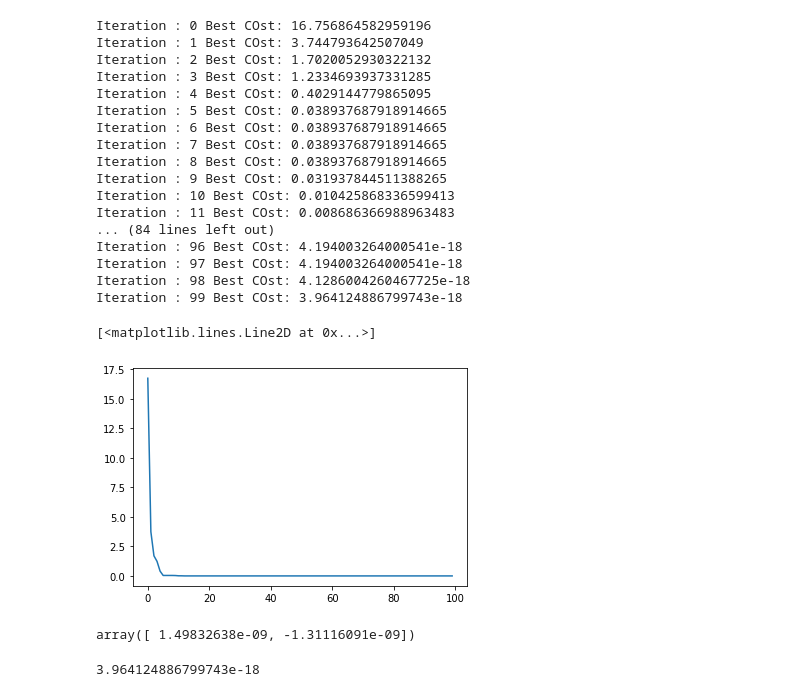
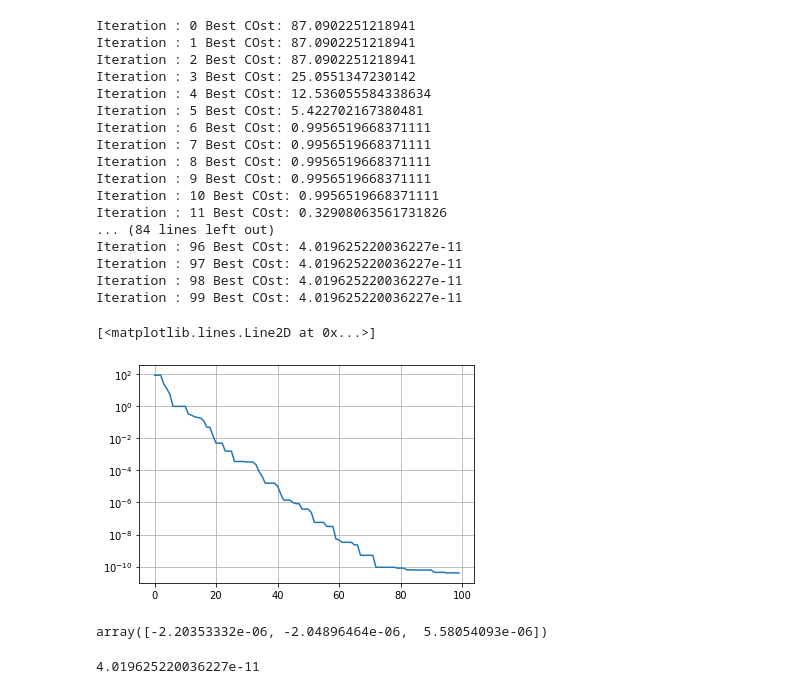
Before and after one commit to VedantWani/Swarm-Intelligence, a Jupyter notebook: Artificial_Bee_Colony.ipynb, the cells around one changed output. Drawn from its saved outputs; the diff is of its cells as text; code cells hidden in the pictures.

```diff
--- a/Artificial_Bee_Colony.ipynb
+++ b/Artificial_Bee_Colony.ipynb
@@ -21,6 +24,16 @@ def fitness(cost):
 
 
   return fit
+# %%
+def BunchPosition():
+  tx.append(Swarm[i].position[0])
+  ty.append(Swarm[i].position[1])
+  tz.append(Swarm[i].position[2])
+
+def updatePosition(tx, ty, tz):
+  xs.append(np.array(tx))
+  ys.append(np.array(ty))
+  zs.append(np.array(tz))
 # %%
 def Selection_roulette(fitness):
   P = fitness/sum(fitness)
@@ -54,8 +67,8 @@ gBest.cost = float('inf')
 #problem definition
 
 
-Dim = 5
-varsize = 2
+#Dim = 5
+varsize = 3
 
 DimMin = -100
 DimMax = 100
@@ -66,6 +79,12 @@ max_iter = 100
 limit = 100
 # %%
 #initialization of swarm
+xs = []
+ys = []
+zs = []
+tx = []
+ty = []
+tz = []
 
 Swarm = []
 
@@ -83,6 +102,10 @@ for i in range(swarm_size):
     gBest.position = bee.position
 
   Swarm.append(bee)
+  BunchPosition()
+updatePosition(tx, ty, tz)
+tx,ty,tz = [],[],[]
+
 
 AC = np.zeros((swarm_size,1))
 # %%
@@ -117,6 +140,10 @@ for it in range(0,max_iter):
       #print(newbee.cost)
     else:
       AC[i] += 1
+
+    BunchPosition()
+  updatePosition(tx, ty, tz)
+  tx,ty,tz = [],[],[]
 
   #fitness and probabli
 
@@ -160,6 +187,9 @@ for it in range(0,max_iter):
       Swarm[selectedBee].position = newbee.position
     else:
       AC[selectedBee] += 1
+    BunchPosition()
+  updatePosition(tx, ty, tz)
+  tx,ty,tz = [],[],[]
 
  #SCout BEe
   for i in range(0, swarm_size):
@@ -169,6 +199,9 @@ for it in range(0,max_iter):
       Swarm[i].cost = CostFunction(bee.position)
 
       AC[i] = 0
+    BunchPosition()
+  updatePosition(tx, ty, tz)
+  tx,ty,tz = [],[],[]
 
   for i in range(0, swarm_size):
     if Swarm[i].cost < gBest.cost:
@@ -178,33 +211,35 @@ for it in range(0,max_iter):
   BestSolution.append(gBest.cost)
   print("Iteration : " +str(it)+" Best COst: "+str(gBest.cost))
 # %% [output]
-Iteration : 0 Best COst: 16.756864582959196
-Iteration : 1 Best COst: 3.744793642507049
-Iteration : 2 Best COst: 1.7020052930322132
-Iteration : 3 Best COst: 1.2334693937331285
-Iteration : 4 Best COst: 0.4029144779865095
-Iteration : 5 Best COst: 0.038937687918914665
-Iteration : 6 Best COst: 0.038937687918914665
-Iteration : 7 Best COst: 0.038937687918914665
-Iteration : 8 Best COst: 0.038937687918914665
-Iteration : 9 Best COst: 0.031937844511388265
-Iteration : 10 Best COst: 0.010425868336599413
-Iteration : 11 Best COst: 0.008686366988963483
+Iteration : 0 Best COst: 87.0902251218941
+Iteration : 1 Best COst: 87.0902251218941
+Iteration : 2 Best COst: 87.0902251218941
+Iteration : 3 Best COst: 25.0551347230142
+Iteration : 4 Best COst: 12.536055584338634
+Iteration : 5 Best COst: 5.422702167380481
+Iteration : 6 Best COst: 0.9956519668371111
+Iteration : 7 Best COst: 0.9956519668371111
+Iteration : 8 Best COst: 0.9956519668371111
+Iteration : 9 Best COst: 0.9956519668371111
+Iteration : 10 Best COst: 0.9956519668371111
+Iteration : 11 Best COst: 0.32908063561731826
 ... (84 lines left out)
-Iteration : 96 Best COst: 4.194003264000541e-18
-Iteration : 97 Best COst: 4.194003264000541e-18
-Iteration : 98 Best COst: 4.1286004260467725e-18
-Iteration : 99 Best COst: 3.964124886799743e-18
+Iteration : 96 Best COst: 4.019625220036227e-11
+Iteration : 97 Best COst: 4.019625220036227e-11
+Iteration : 98 Best COst: 4.019625220036227e-11
+Iteration : 99 Best COst: 4.019625220036227e-11
 # %%
+plt.grid()
+plt.yscale("log")
 plt.plot(BestSolution)
 # %% [output]
 [<matplotlib.lines.Line2D at 0x...>]
-[figure, old version]
+[figure, new version]
 # %%
 gBest.position
 # %% [output]
-array([ 1.49832638e-09, -1.31116091e-09])
+array([-2.20353332e-06, -2.04896464e-06,  5.58054093e-06])
 # %%
 gBest.cost
 # %% [output]
-3.964124886799743e-18
+4.019625220036227e-11
```
Also changed, not shown: parts of 4 cells of this notebook.
